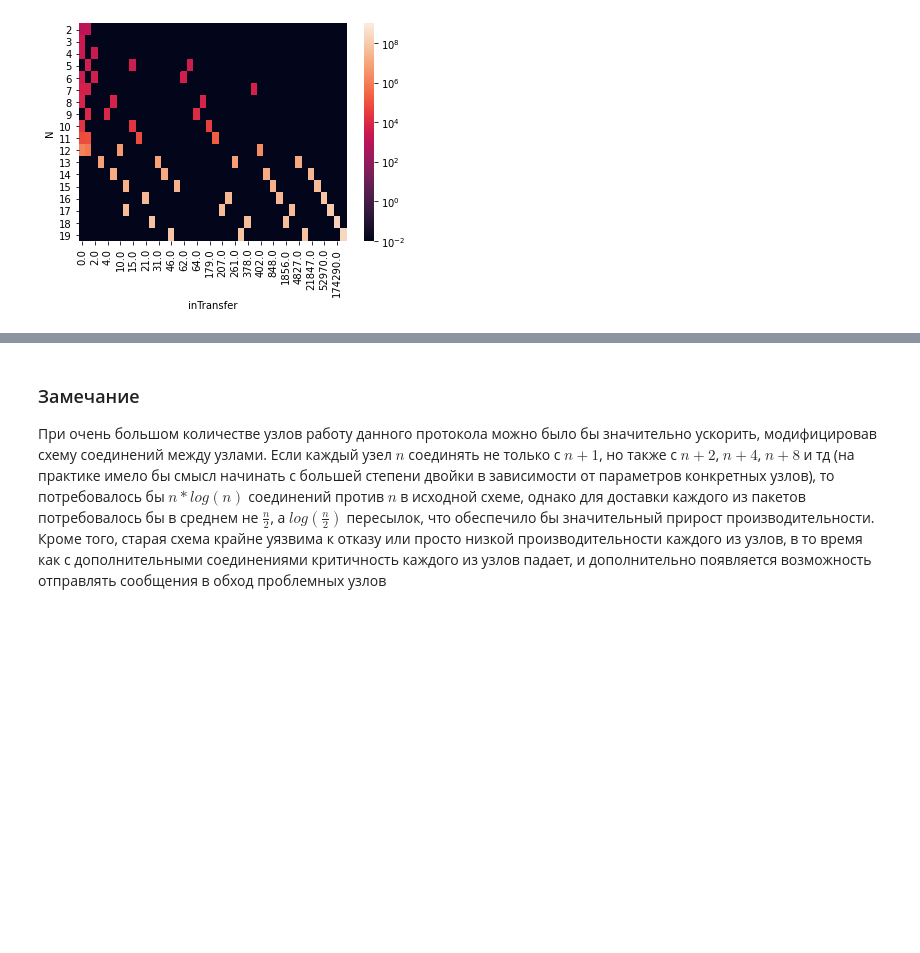
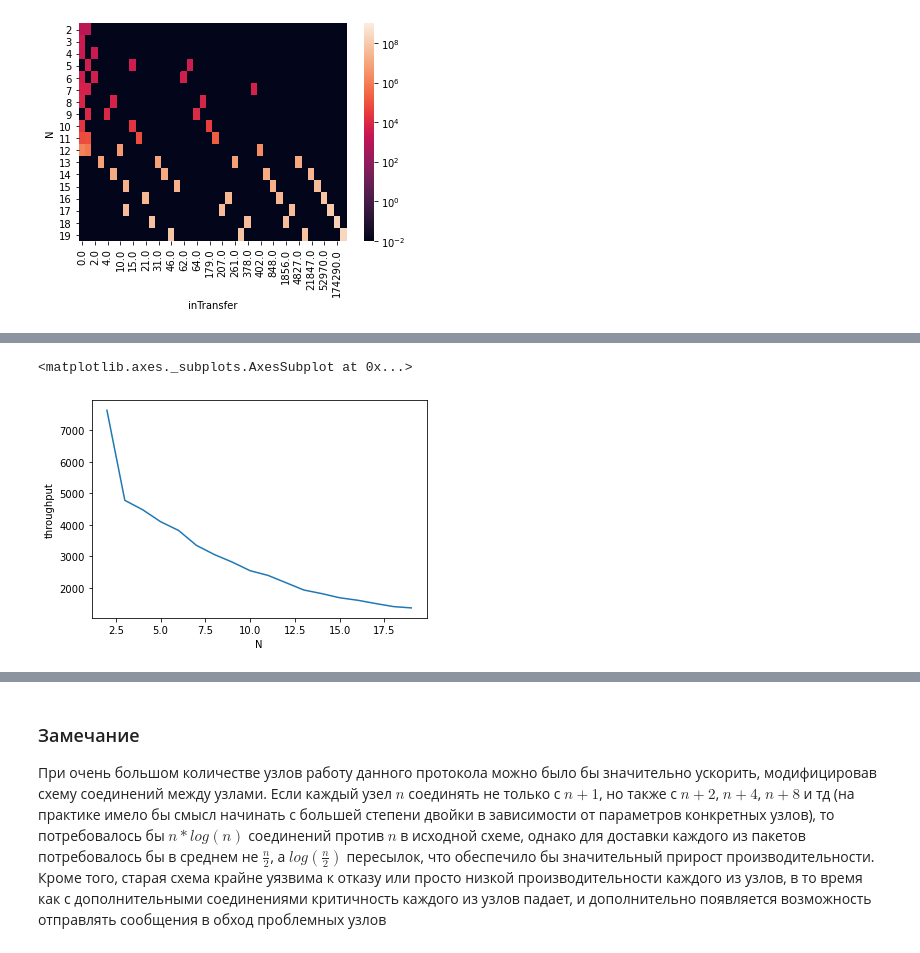
Before and after one commit to iistarostin/cuncurrency2020, a Jupyter notebook: concurrency_lab3.ipynb, the cells around one changed output, grey strips where cells are left out. Drawn from its saved outputs; the diff is of its cells as text; code cells hidden in the pictures; blank space fills up the shorter version.

```diff
--- a/concurrency_lab3.ipynb
+++ b/concurrency_lab3.ipynb
@@ -131,0 +134,8 @@ sb.heatmap(df, norm=LogNorm(vmin=0.01, vmax=1e9), vmin=0.01, vmax=1e9)
+# %%
+data = pd.read_csv('benchmark_3.csv', header = 0, names = ['N', 'inTransfer', 'throughput', 'latency'])
+data['throughput'] = data['throughput']/data['N']
+# %%
+sb.lineplot(data=data[['N', 'throughput']], x='N', y='throughput', sort=True, ci=None)
+# %% [output]
+<matplotlib.axes._subplots.AxesSubplot at 0x...>
+[figure, added]
```
Also changed, not shown: parts of 9 cells of this notebook.
